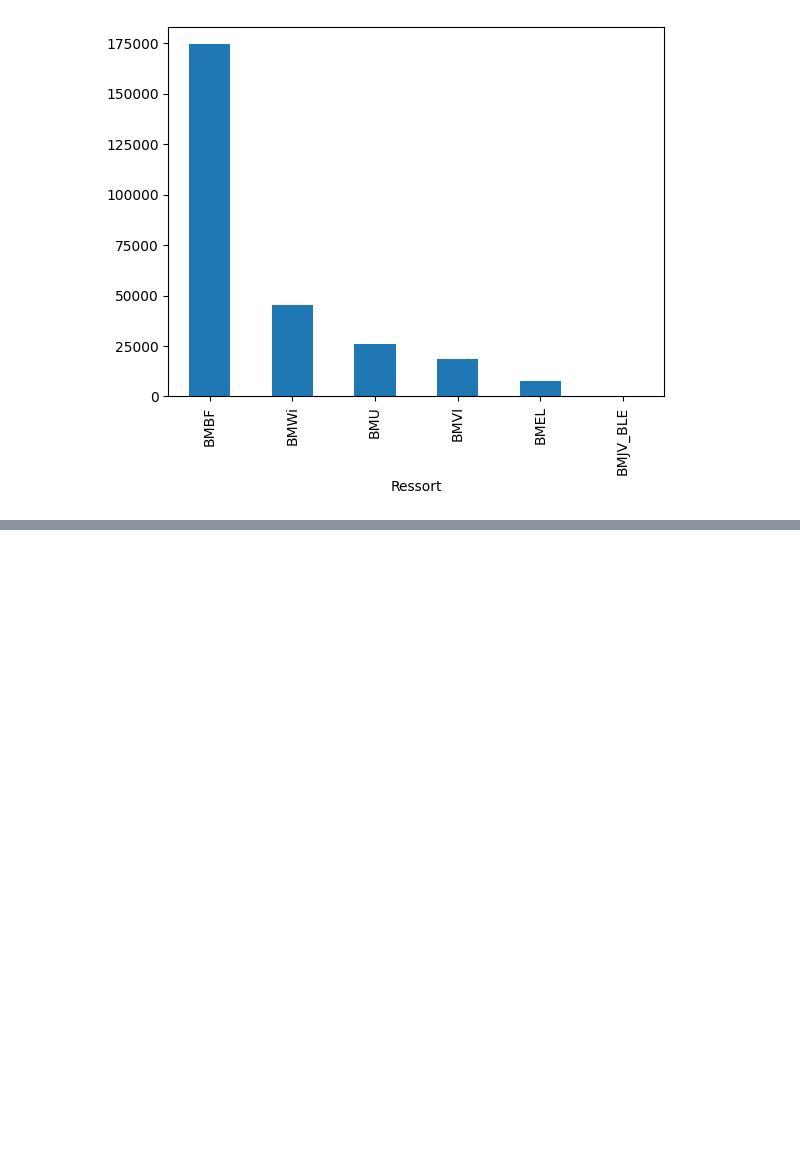
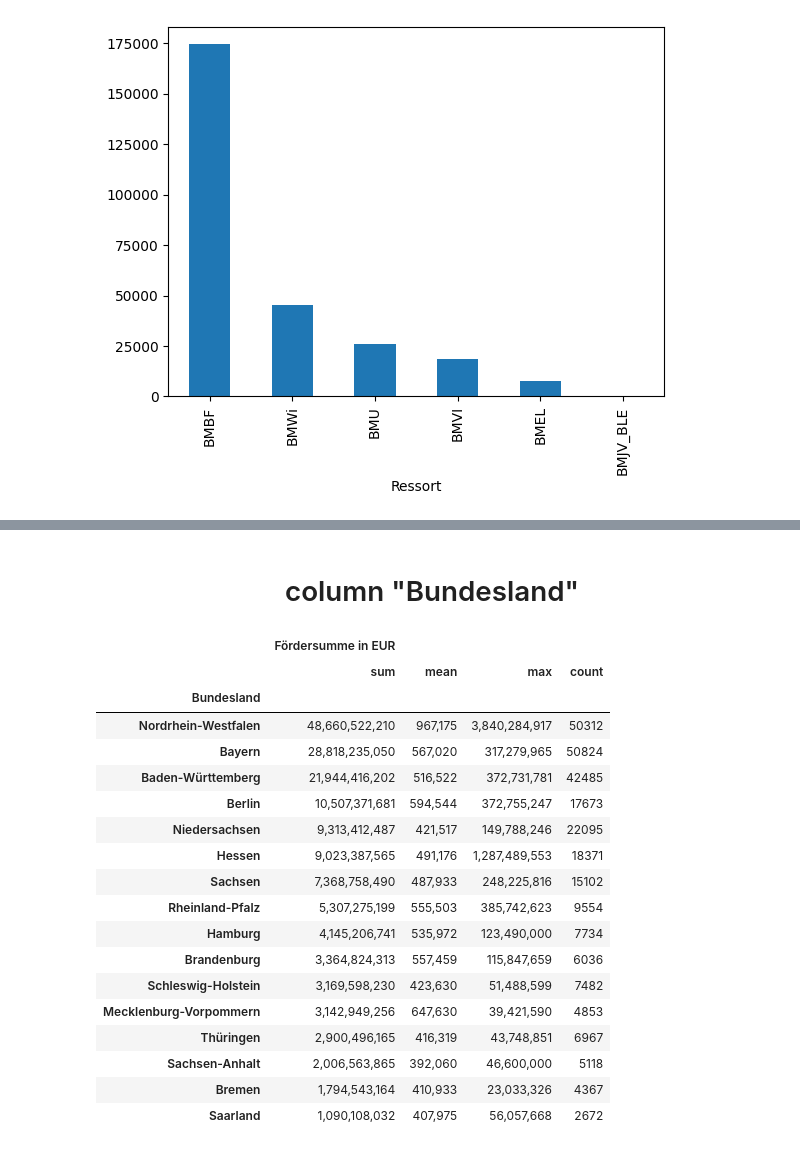
Before and after one commit to isaacduong/BMBF, a Jupyter notebook: eda/BMBF_eda (1. notebook).ipynb, the cells around one changed output, grey strips where cells are left out. Drawn from its saved outputs; the diff is of its cells as text; code cells hidden in the pictures; blank space fills up the shorter version.

```diff
--- a/eda/BMBF_eda (1. notebook).ipynb
+++ b/eda/BMBF_eda (1. notebook).ipynb
@@ -91,0 +62,4 @@ len(cleanedBMBF[cleanedBMBF["Thema"]==""])
+# %%
+BMBF.replace("",pd.NA, inplace=True)
+# many missing value
+BMBF.isnull().sum().sum()
@@ -92,5 +94,6 @@ len(cleanedBMBF[cleanedBMBF["Thema"]==""])
 # %%
-# we remove these row from the dataset since it indicate a missing value in this column
-cleanedBMBF = cleanedBMBF[cleanedBMBF["Thema"] != ""]
+# 10 missing value in column "Thema"
+# we remove these rows from the dataset
+BMBF = BMBF[~BMBF["Thema"].isnull()]
 # %%
 # double check
@@ -177,0 +202,4 @@ BMBF_Israel[BMBF_Israel["lang"]=="en"]
+# %%
+# we need to change data type of this column, since all columns of the data set are of type object (string)
+BMBF["Fördersumme in EUR"] = BMBF["Fördersumme in EUR"].apply(lambda num: num.split(",")[0].replace(".",""))
+BMBF["Fördersumme in EUR"] = BMBF["Fördersumme in EUR"].astype(float)
@@ -177,0 +252,7 @@ BMBF_Israel[BMBF_Israel["lang"]=="en"]
+# %%
+# dict to format float number of groupby object
+format_dict = {
+    ("Fördersumme in EUR", "sum"): "{:,.0f}",
+    ("Fördersumme in EUR", "mean"): "{:,.0f}",
+    ("Fördersumme in EUR", "max"): "{:,.0f}"
+}
@@ -177,0 +317,26 @@ BMBF_Israel[BMBF_Israel["lang"]=="en"]
+# %% [markdown]
+#  <center> column "Bundesland" </center>
+# %%
+# sort Bundesland according to the sum of total grant amount
+Bu_group_df = BMBF.groupby("Bundesland").agg({"Fördersumme in EUR":["sum","mean","max","count"]})
+Bu_group_df.sort_values(("Fördersumme in EUR","sum"),ascending=False).style.format(format_dict).highlight_max(subset=("Fördersumme in EUR"), axis=0, color='lightgreen')
+# %% [output]
+|  | Fördersumme in EUR |  |  |  |
+|  | sum | mean | max | count |
+| Bundesland |  |  |  |  |
+| Nordrhein-Westfalen | 48,660,522,210 | 967,175 | 3,840,284,917 | 50312 |
+| Bayern | 28,818,235,050 | 567,020 | 317,279,965 | 50824 |
+| Baden-Württemberg | 21,944,416,202 | 516,522 | 372,731,781 | 42485 |
+| Berlin | 10,507,371,681 | 594,544 | 372,755,247 | 17673 |
+| Niedersachsen | 9,313,412,487 | 421,517 | 149,788,246 | 22095 |
+| Hessen | 9,023,387,565 | 491,176 | 1,287,489,553 | 18371 |
+| Sachsen | 7,368,758,490 | 487,933 | 248,225,816 | 15102 |
+| Rheinland-Pfalz | 5,307,275,199 | 555,503 | 385,742,623 | 9554 |
+| Hamburg | 4,145,206,741 | 535,972 | 123,490,000 | 7734 |
+| Brandenburg | 3,364,824,313 | 557,459 | 115,847,659 | 6036 |
+| Schleswig-Holstein | 3,169,598,230 | 423,630 | 51,488,599 | 7482 |
+| Mecklenburg-Vorpommern | 3,142,949,256 | 647,630 | 39,421,590 | 4853 |
+| Thüringen | 2,900,496,165 | 416,319 | 43,748,851 | 6967 |
+| Sachsen-Anhalt | 2,006,563,865 | 392,060 | 46,600,000 | 5118 |
+| Bremen | 1,794,543,164 | 410,933 | 23,033,326 | 4367 |
+| Saarland | 1,090,108,032 | 407,975 | 56,057,668 | 2672 |
```
Also changed, not shown: parts of 46 cells of this notebook, 5 other files.
